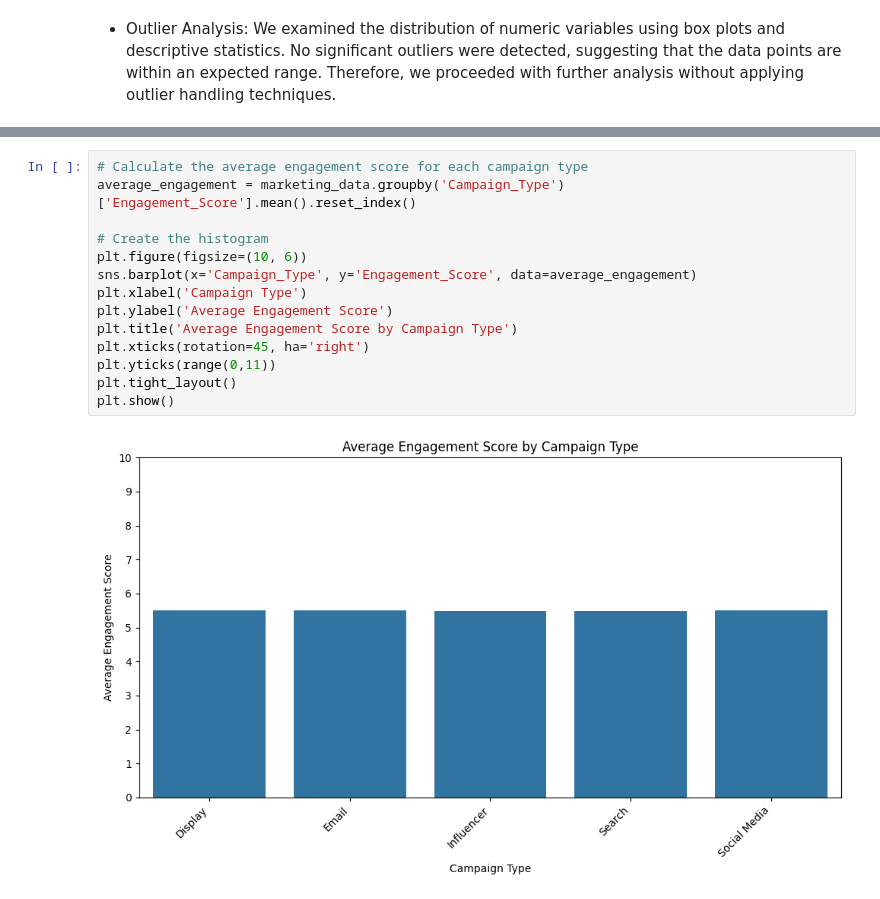
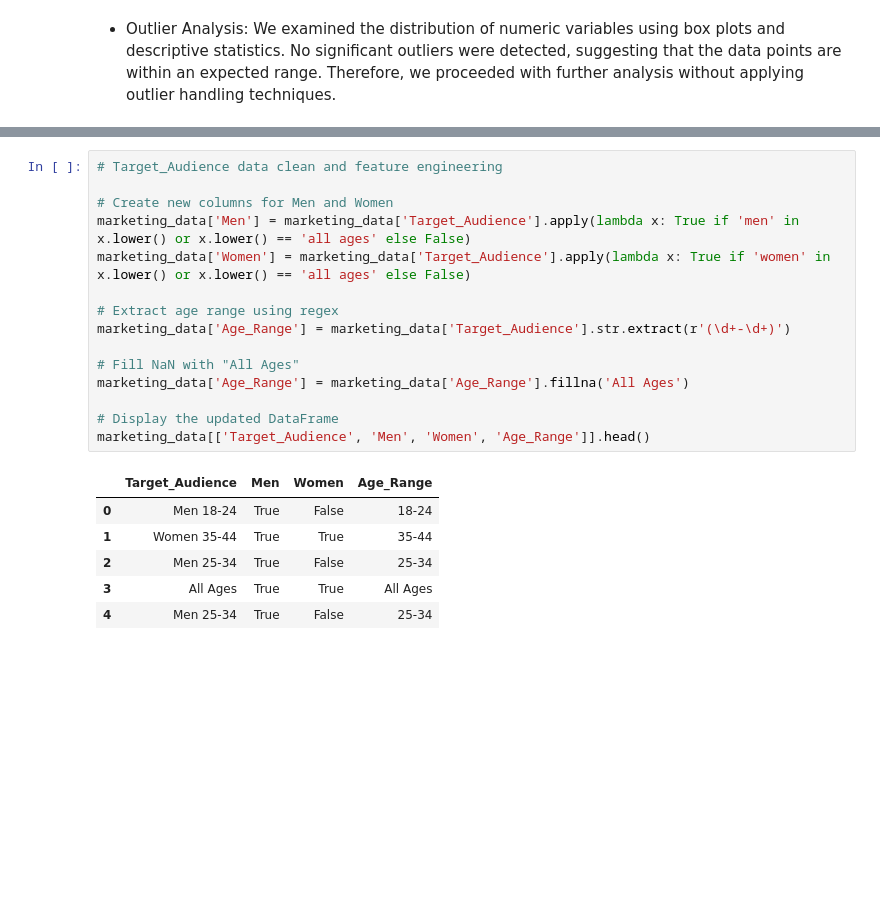
Before and after one commit to IsaganiJulian/Marketing_Campaign_DTSC, a Jupyter notebook: Isagani_Copy_of_MarketingCampaignAnalysis.ipynb, the cells around one changed output, grey strips where cells are left out. Saved outputs shown, nothing was run; the diff lists cells and outputs as text; blank space fills up the shorter version.

```diff
--- a/Isagani_Copy_of_MarketingCampaignAnalysis.ipynb
+++ b/Isagani_Copy_of_MarketingCampaignAnalysis.ipynb
@@ -253,16 +233,22 @@ average_engagement_table
-# %%
-# Calculate the average engagement score for each campaign type
-average_engagement = marketing_data.groupby('Campaign_Type')['Engagement_Score'].mean().reset_index()
-
-# Create the histogram
-plt.figure(figsize=(10, 6))
-sns.barplot(x='Campaign_Type', y='Engagement_Score', data=average_engagement)
-plt.xlabel('Campaign Type')
-plt.ylabel('Average Engagement Score')
-plt.title('Average Engagement Score by Campaign Type')
-plt.xticks(rotation=45, ha='right')
-plt.yticks(range(0,11))
-plt.tight_layout()
-plt.show()
-# %% [output]
-[figure, removed]
+# %%
+# Target_Audience data clean and feature engineering
+
+# Create new columns for Men and Women
+marketing_data['Men'] = marketing_data['Target_Audience'].apply(lambda x: True if 'men' in x.lower() or x.lower() == 'all ages' else False)
+marketing_data['Women'] = marketing_data['Target_Audience'].apply(lambda x: True if 'women' in x.lower() or x.lower() == 'all ages' else False)
+
+# Extract age range using regex
+marketing_data['Age_Range'] = marketing_data['Target_Audience'].str.extract(r'(\d+-\d+)')
+
+# Fill NaN with "All Ages"
+marketing_data['Age_Range'] = marketing_data['Age_Range'].fillna('All Ages')
+
+# Display the updated DataFrame
+marketing_data[['Target_Audience', 'Men', 'Women', 'Age_Range']].head()
+# %% [output]
+|  | Target_Audience | Men | Women | Age_Range |
+| 0 | Men 18-24 | True | False | 18-24 |
+| 1 | Women 35-44 | True | True | 35-44 |
+| 2 | Men 25-34 | True | False | 25-34 |
+| 3 | All Ages | True | True | All Ages |
+| 4 | Men 25-34 | True | False | 25-34 |
```
Also changed, not shown: parts of 15 cells of this notebook.
